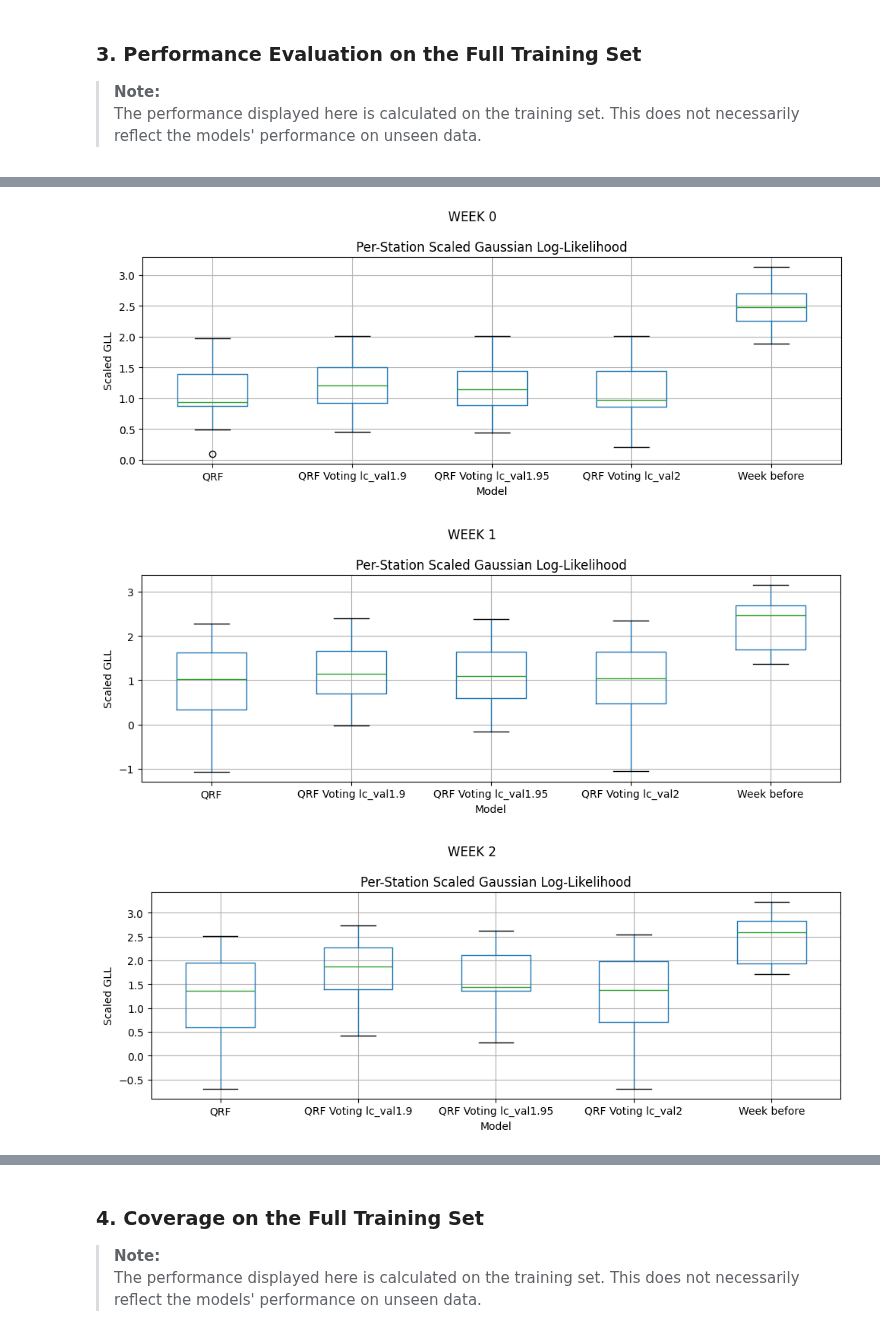
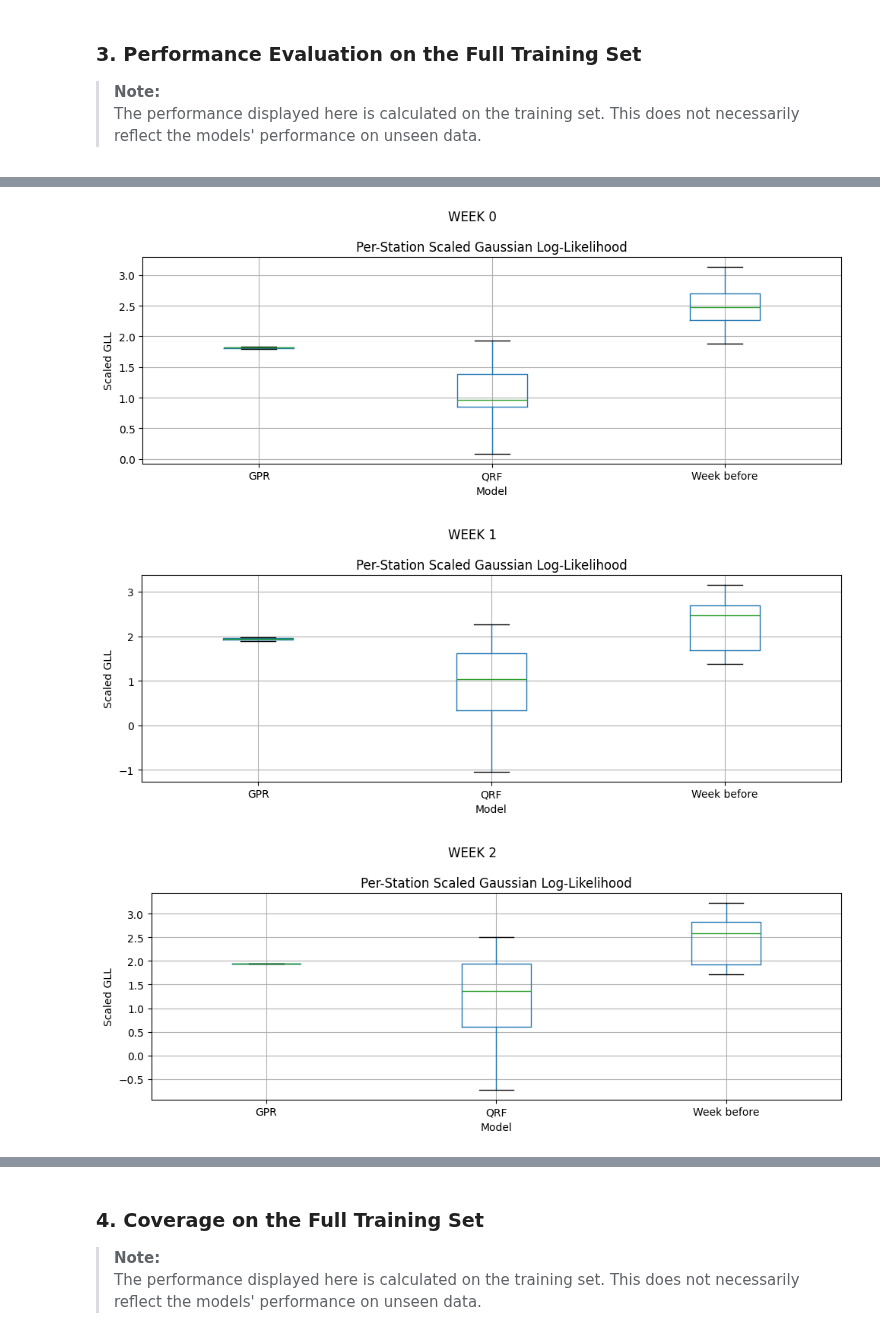
Before and after one commit to lucas066001/WaterScarcity.Hackathon, a Jupyter notebook: src/notebooks/01 Training and submission/01.1 - Lucas' Modelisation.ipynb, the cells around one changed output, grey strips where cells are left out. Drawn from its saved outputs; the diff is of its cells as text; code cells hidden in the pictures.

```diff
--- a/src/notebooks/01 Training and submission/01.1 - Lucas' Modelisation.ipynb
+++ b/src/notebooks/01 Training and submission/01.1 - Lucas' Modelisation.ipynb
@@ -155,5 +161,5 @@ if "qrf_voting" in FINAL_MODELS:
         qrf_voting[i].fit(X_train, y_train[i])
 
         time = pd.Timestamp.now().strftime("%Y-%m-%d_%H-%M-%S")
-        model_path = f"{MODEL_DIR}final/qrf_voting_quantile{time}_week_{i}.pkl"
+        model_path = f"{MODEL_DIR}final/qrf_voting_quantile_{time}_week_{i}.pkl"
         joblib.dump(qrf_voting[i], model_path)
@@ -301,0 +338,28 @@ Using 2 location confidence
+# %%
+import matplotlib.pyplot as plt
+
+if "qrf_voting" in FINAL_MODELS:
+    for confidence_value in location_confidences:
+
+        fig, axes = plt.subplots(1, 4, figsize=(16, 4))
+
+        print(f"Using {confidence_value} location confidence")
+
+        for i in range(NUMBER_OF_WEEK):
+            axes[i].plot(preds[confidence_value][i][27600:27700])
+            axes[i].set_title(f"Data from week {i}")
+
+    plt.tight_layout()
+    plt.show()
+
+if "gpr" in FINAL_MODELS:
+
+    fig, axes = plt.subplots(1, 4, figsize=(16, 4))
+
+    for i in range(NUMBER_OF_WEEK):
+        axes[i].plot(pd.DataFrame(preds[i])[27600:27700])
+        axes[i].set_title(f"Data from week {i}")
+        axes[i].legend()
+
+    plt.tight_layout()
+    plt.show()
@@ -329,33 +395,45 @@ for i in range(NUMBER_OF_WEEK):
     if "qrf_voting" in FINAL_MODELS:
 
         for confidence_value in location_confidences:
             y_preds_voting = preds[confidence_value][i]
             y_pred_qrf_voting = y_preds_voting["mean"]
             y_pis_qrf_voting = np.stack([y_preds_voting["lower"],
                                         y_preds_voting["upper"]], axis=1)
 
             predictions.append({"model": f"QRF Voting lc_val{confidence_value}",
                                     "prediction": y_pred_qrf_voting,
                                     "dataset":"train",
                                     "stations": y_train_stations,
                                     "prediction_interval": y_pis_qrf_voting})
+    if "gpr" in FINAL_MODELS:
+
+        y_preds_gpr = preds[i]
+        y_pred_qrf_voting = y_preds_gpr["mean"]
+        y_pis_qrf_voting = np.stack([y_preds_gpr["lower"],
+                                    y_preds_gpr["upper"]], axis=1)
+
+        predictions.append({"model": f"GPR",
+                                "prediction": y_pred_qrf_voting,
+                                "dataset":"train",
+                                "stations": y_train_stations,
+                                "prediction_interval": y_pis_qrf_voting})
 
     if "gbr" in FINAL_MODELS:
         X_train_gbr = X_train.drop(columns=["station_code"])
         y_pred_qrf = gbr[i]["median"].predict(X_train_eval)
         y_pis_qrf = np.stack([gbr[i]["lower"].predict(X_train_eval), gbr[i]["upper"].predict(X_train_eval)], axis=1)
         predictions.append({"model": "GBR",
                             "prediction": y_pred_qrf,
                             "dataset":"train",
                             "stations": y_train_stations,
                             "prediction_interval": y_pis_qrf})
     compare_models_per_station(
         y_train[i].values,
         predictions,
         y_train_stations,
         column_to_display="log_likelihood" ,
         title = f"WEEK {i}")
 # %% [output]
-[figure, old version]
+[figure, new version]
-[figure, old version]
+[figure, new version]
-[figure, old version]
+[figure, new version]
```
Also changed, not shown: parts of 13 cells of this notebook, 6 other files.
